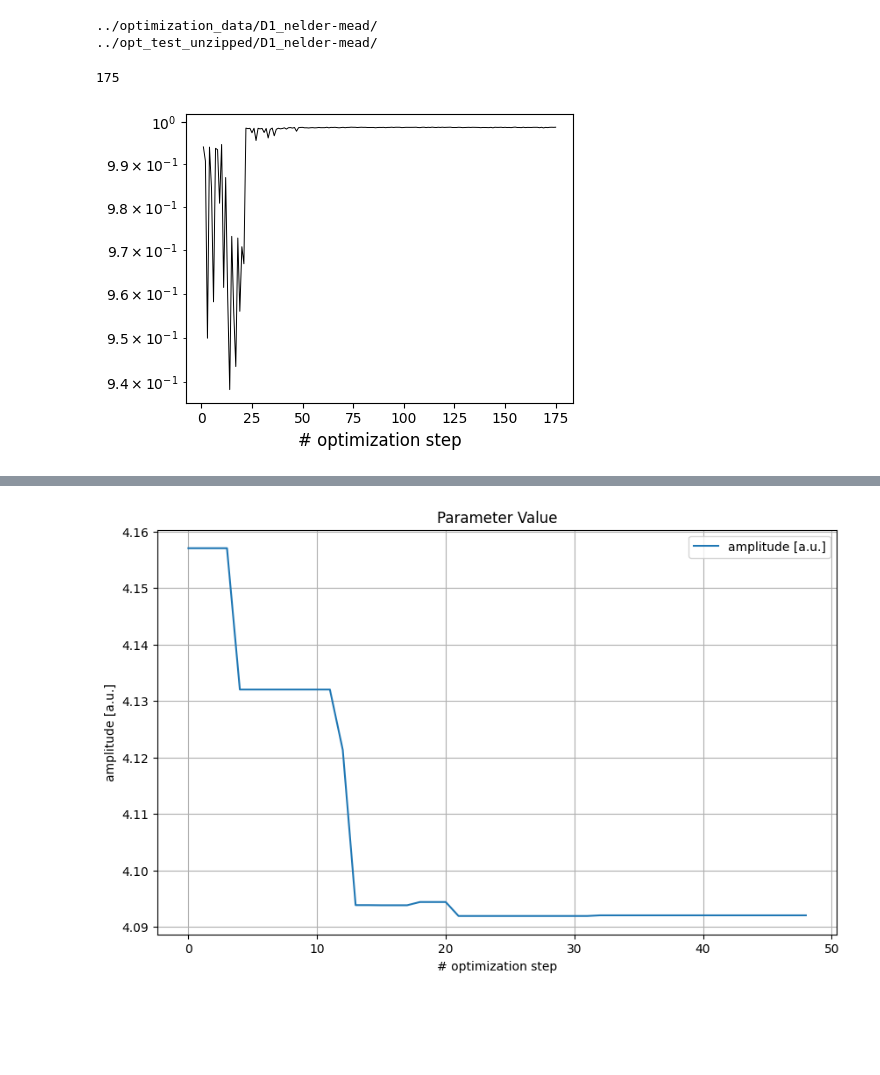
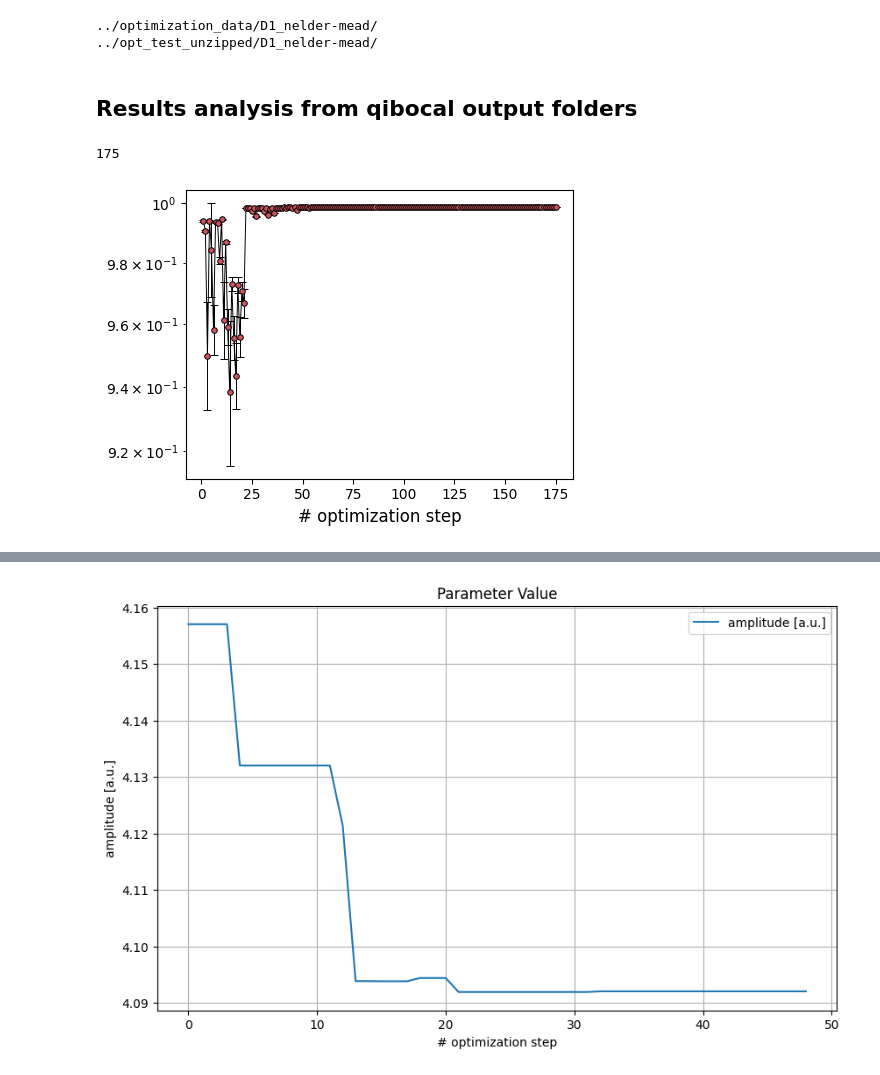
Before and after one commit to ElStabilini/optimization, a Jupyter notebook: opt_analysis/D1_nelder-mead/analysis.ipynb, the cells around one changed output, grey strips where cells are left out. Saved outputs shown, nothing was run; the diff lists cells and outputs as text; code cells hidden in the pictures; blank space fills up the shorter version.

```diff
--- a/opt_analysis/D1_nelder-mead/analysis.ipynb
+++ b/opt_analysis/D1_nelder-mead/analysis.ipynb
@@ -40,6 +48,8 @@ print(unzip_directory)
 # %% [output]
 ../optimization_data/D1_nelder-mead/
 ../opt_test_unzipped/D1_nelder-mead/
+# %% [markdown]
+## Results analysis from qibocal output folders
 # %%
 path = os.path.join('../', root_directory, 'data/')
 
@@ -70,12 +80,14 @@ pulse_fidelities_err = all_decay_errs / (1.875 * 2)
 # %%
 x = np.arange(1, len(pulse_fidelities) + 1)
 
 fig, ax1 = plt.subplots(1, figsize=(WIDTH * 10 , WIDTH * 10 * 6/8))
-#ax1.errorbar(x, pulse_fidelities, yerr = pulse_fidelities_err, fmt='o',linestyle='none',
-#             markersize=4, color="black", markerfacecolor=RED, ecolor="black", markeredgewidth=0.7, elinewidth=0.7, alpha=1, label=r"qubit 1", capsize=3)
+ax1.errorbar(x, pulse_fidelities, yerr = pulse_fidelities_err, fmt='o',linestyle='none',
+             markersize=4, color="black", markerfacecolor=RED, ecolor="black", markeredgewidth=0.7, elinewidth=0.7, alpha=1, capsize=3)
 ax1.plot(x, pulse_fidelities, '-', color='black', linewidth=0.7)
 ax1.set_xlabel('# optimization step',  fontsize=12)
 ax1.set_yscale('log')
 plt.savefig('first_plot', bbox_inches="tight", dpi=600)
+
+#controllare se l'incertezza è compatibile ed eventualmente coerente con la fidelity
 # %% [output]
-[figure, old version]
+[figure, new version]
```
Also changed, not shown: parts of 3 cells of this notebook, 1 other file.
